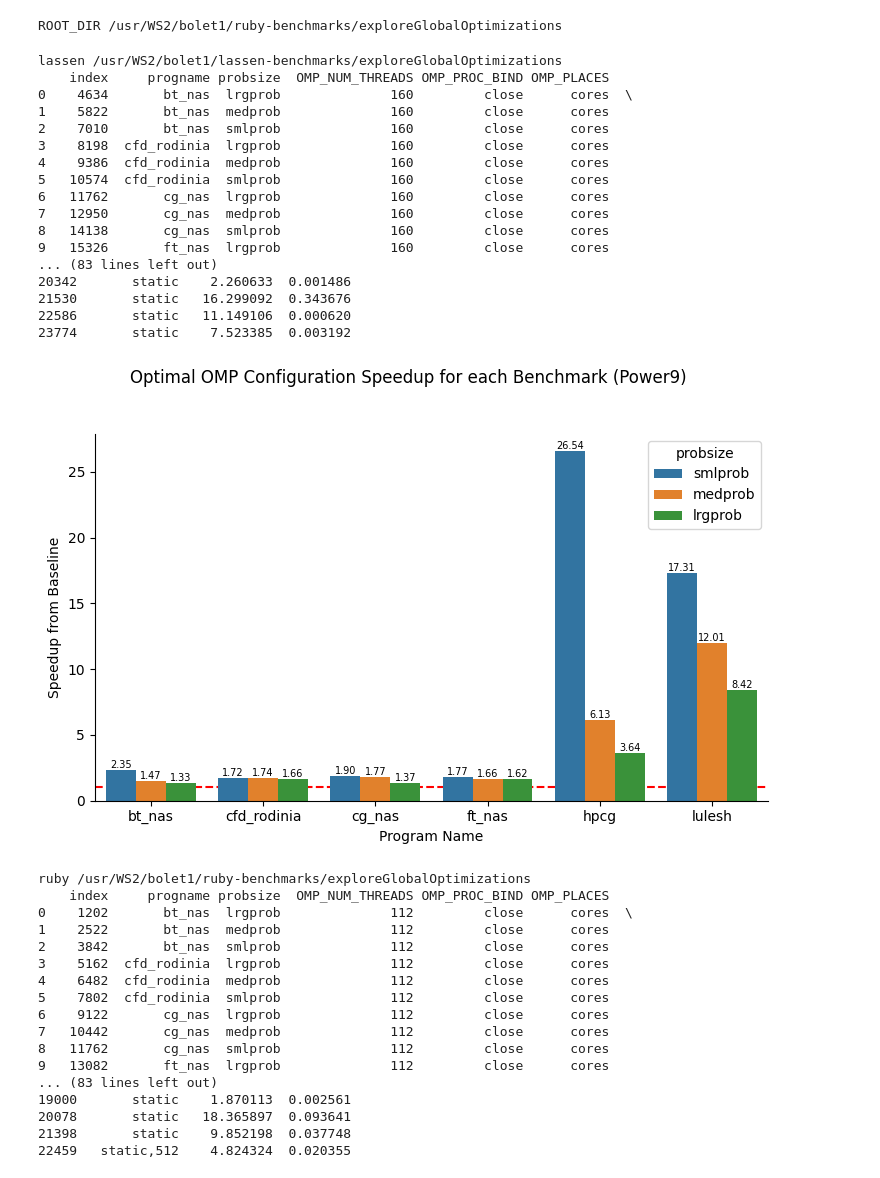
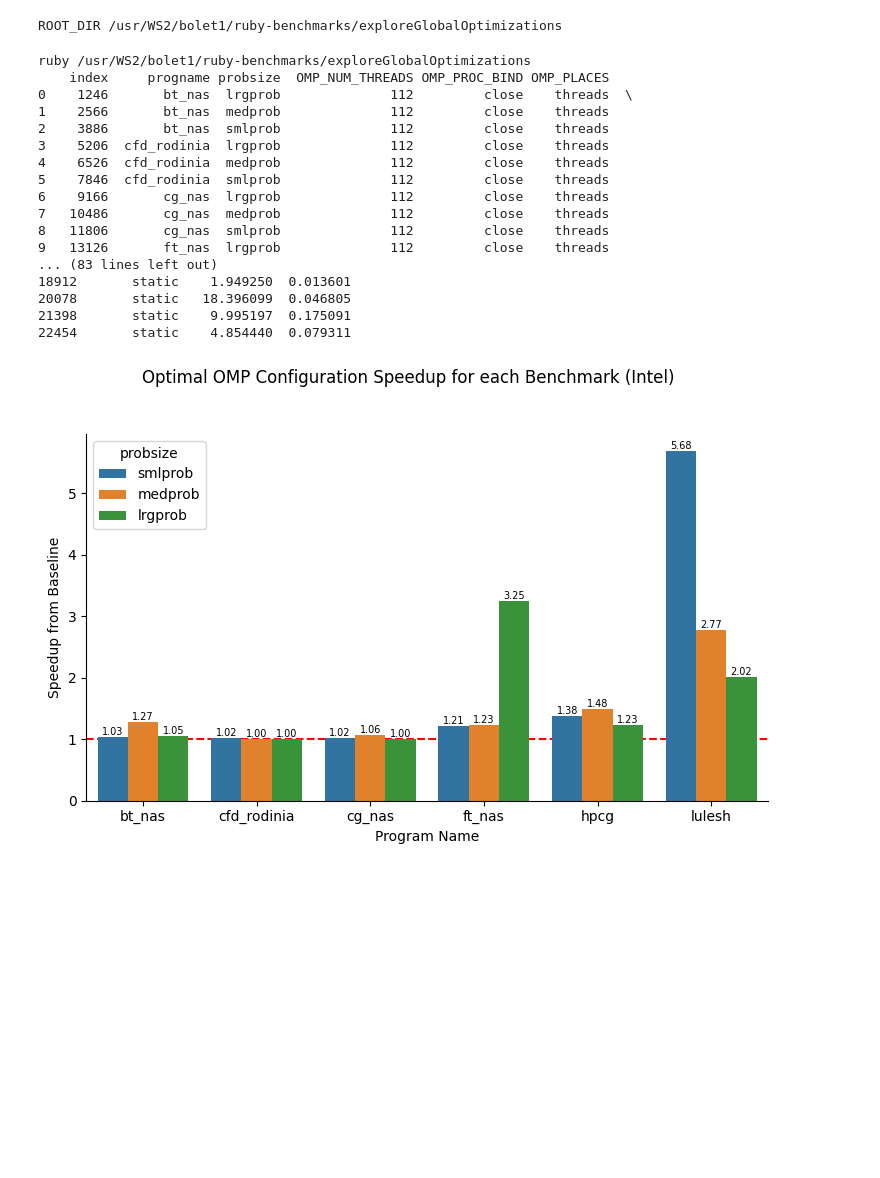
Before and after one commit to gregbolet/omp_benchmarks, a Jupyter notebook: exploreGlobalOptimizations/plotOMPSpaceSpeedups.ipynb, the cells around one changed output. Drawn from its saved outputs; the diff is of its cells as text; code cells hidden in the pictures; blank space fills up the shorter version.

Commit message:
updated Lassen affinities

```diff
--- a/exploreGlobalOptimizations/plotOMPSpaceSpeedups.ipynb
+++ b/exploreGlobalOptimizations/plotOMPSpaceSpeedups.ipynb
@@ -33,12 +33,12 @@ def makePlotForMachine(MACHINE):
 	# select the baseline xtimes
 	baselines = df[(df['OMP_NUM_THREADS'] == numthreads) &
 								 (df['OMP_PROC_BIND'] == 'close') &
-								 (df['OMP_PLACES'] == 'cores') &
+								 (df['OMP_PLACES'] == 'threads') &
 								 (df['OMP_SCHEDULE'] == 'static')].reset_index()
 
 
 	#print(baselines.shape)
-	print(baselines)
+	print('baselines', baselines)
 
 	# select the optimal xtimes
 	grouped = df.groupby(['progname', 'probsize'])
@@ -82,41 +82,24 @@ def makePlotForMachine(MACHINE):
 # %%
 # we want to be able to plot the Ruby or Lassen Data on Ruby, so let's
 # replace the path with the desired machine name
-makePlotForMachine('lassen')
+#makePlotForMachine('lassen')
 makePlotForMachine('ruby')
 # %% [output]
-lassen /usr/WS2/bolet1/lassen-benchmarks/exploreGlobalOptimizations
+ruby /usr/WS2/bolet1/ruby-benchmarks/exploreGlobalOptimizations
     index     progname probsize  OMP_NUM_THREADS OMP_PROC_BIND OMP_PLACES
-0    4634       bt_nas  lrgprob              160         close      cores  \
-1    5822       bt_nas  medprob              160         close      cores
-2    7010       bt_nas  smlprob              160         close      cores
-3    8198  cfd_rodinia  lrgprob              160         close      cores
-4    9386  cfd_rodinia  medprob              160         close      cores
-5   10574  cfd_rodinia  smlprob              160         close      cores
-6   11762       cg_nas  lrgprob              160         close      cores
-7   12950       cg_nas  medprob              160         close      cores
-8   14138       cg_nas  smlprob              160         close      cores
-9   15326       ft_nas  lrgprob              160         close      cores
+0    1246       bt_nas  lrgprob              112         close    threads  \
+1    2566       bt_nas  medprob              112         close    threads
+2    3886       bt_nas  smlprob              112         close    threads
+3    5206  cfd_rodinia  lrgprob              112         close    threads
+4    6526  cfd_rodinia  medprob              112         close    threads
+5    7846  cfd_rodinia  smlprob              112         close    threads
+6    9166       cg_nas  lrgprob              112         close    threads
+7   10486       cg_nas  medprob              112         close    threads
+8   11806       cg_nas  smlprob              112         close    threads
+9   13126       ft_nas  lrgprob              112         close    threads
 ... (83 lines left out)
-20342       static    2.260633  0.001486
-21530       static   16.299092  0.343676
-22586       static   11.149106  0.000620
-23774       static    7.523385  0.003192
+18912       static    1.949250  0.013601
+20078       static   18.396099  0.046805
+21398       static    9.995197  0.175091
+22454       static    4.854440  0.079311
-[figure, old version]
+[figure, new version]
-ruby /usr/WS2/bolet1/ruby-benchmarks/exploreGlobalOptimizations
-    index     progname probsize  OMP_NUM_THREADS OMP_PROC_BIND OMP_PLACES
-0    1202       bt_nas  lrgprob              112         close      cores  \
-1    2522       bt_nas  medprob              112         close      cores
-2    3842       bt_nas  smlprob              112         close      cores
-3    5162  cfd_rodinia  lrgprob              112         close      cores
-4    6482  cfd_rodinia  medprob              112         close      cores
-5    7802  cfd_rodinia  smlprob              112         close      cores
-6    9122       cg_nas  lrgprob              112         close      cores
-7   10442       cg_nas  medprob              112         close      cores
-8   11762       cg_nas  smlprob              112         close      cores
-9   13082       ft_nas  lrgprob              112         close      cores
-... (83 lines left out)
-19000       static    1.870113  0.002561
-20078       static   18.365897  0.093641
-21398       static    9.852198  0.037748
-22459   static,512    4.824324  0.020355
```
Also changed, not shown: parts of 1 cell of this notebook, 10 other files.
